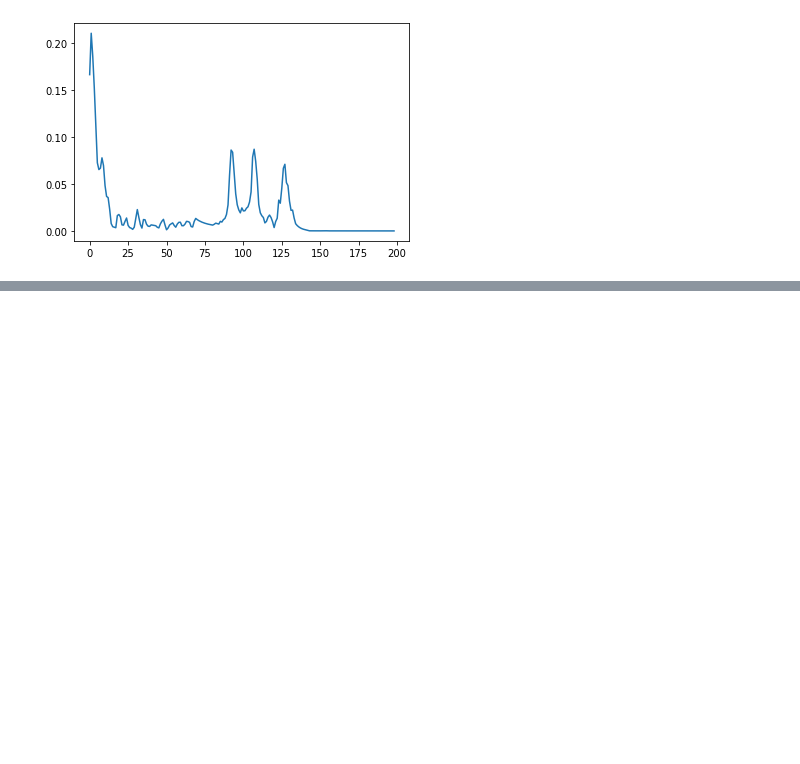
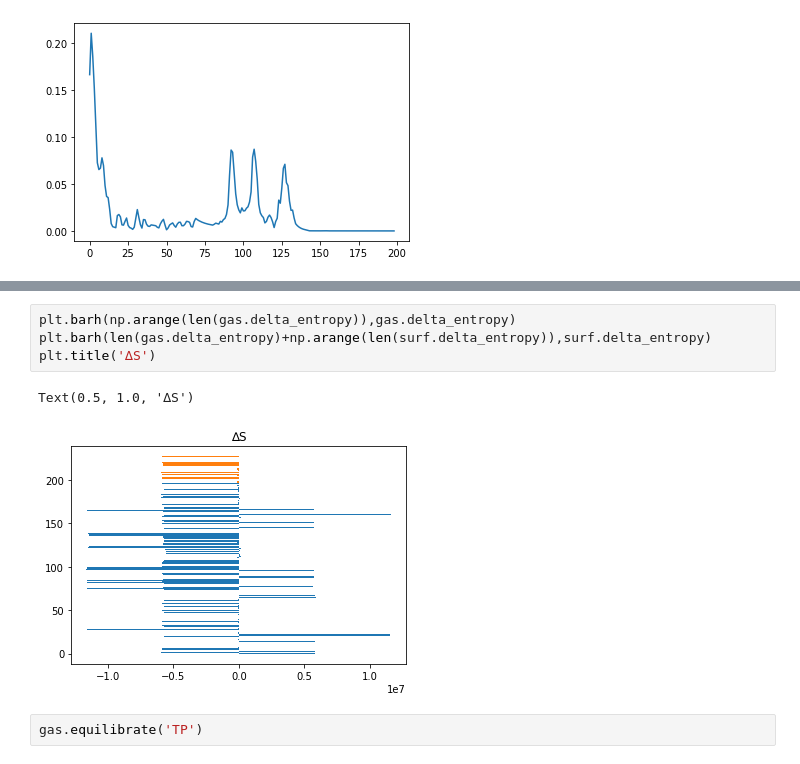
Before and after one commit to ChrisBNEU/HAN, a Jupyter notebook: CanteraModels/rocketman.ipynb, the cells around one changed output, grey strips where cells are left out. Drawn from its saved outputs; the diff is of its cells as text; blank space fills up the shorter version.

```diff
--- a/CanteraModels/rocketman.ipynb
+++ b/CanteraModels/rocketman.ipynb
@@ -159,0 +187,9 @@ array([9.99127143e-01, 2.75016598e-04, 4.79923184e-06, 1.64511673e-22,
+# %%
+plt.barh(np.arange(len(gas.delta_entropy)),gas.delta_entropy)
+plt.barh(len(gas.delta_entropy)+np.arange(len(surf.delta_entropy)),surf.delta_entropy)
+plt.title('∆S')
+# %% [output]
+Text(0.5, 1.0, '∆S')
+[figure, added]
+# %%
+gas.equilibrate('TP')
```
Also changed, not shown: parts of 36 cells of this notebook, 2 other files.
